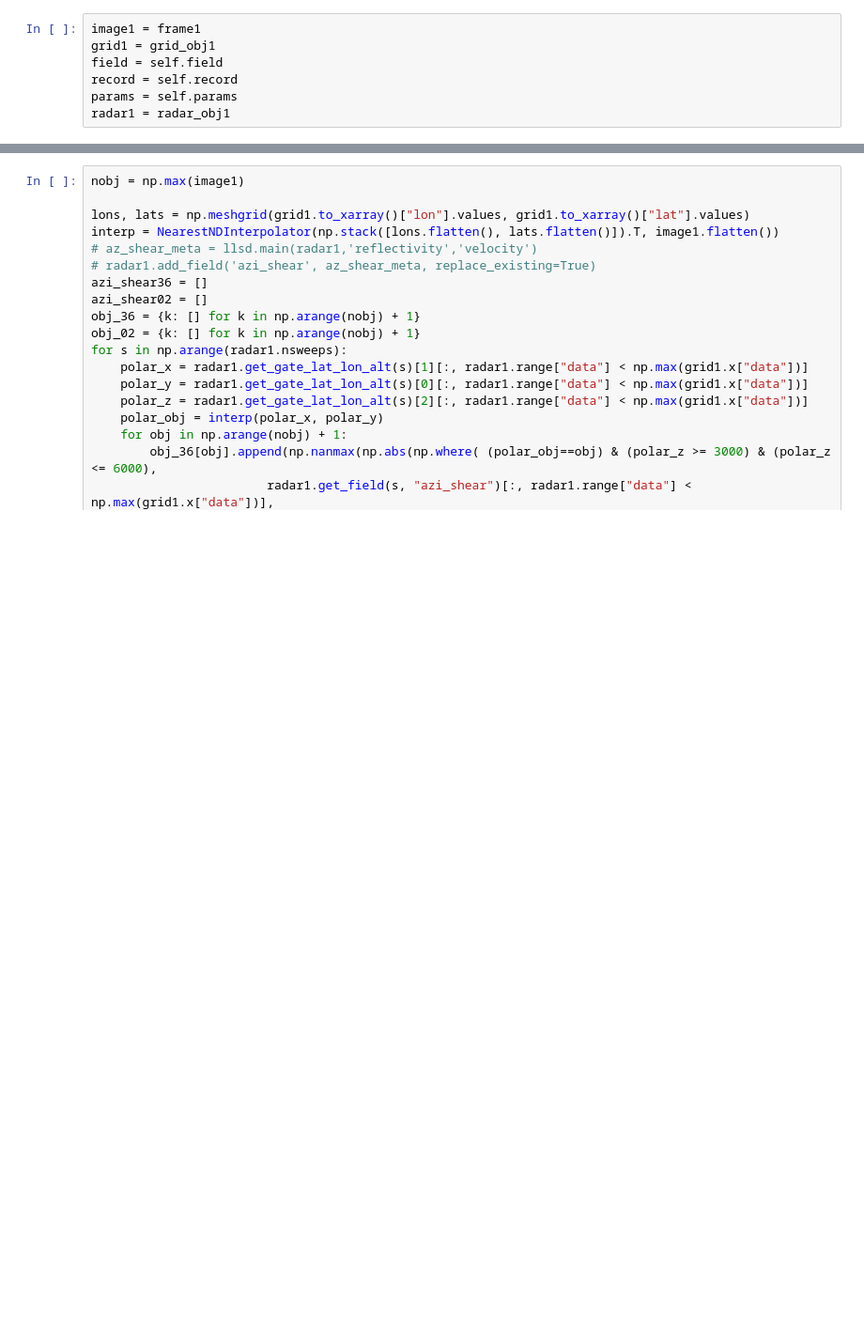
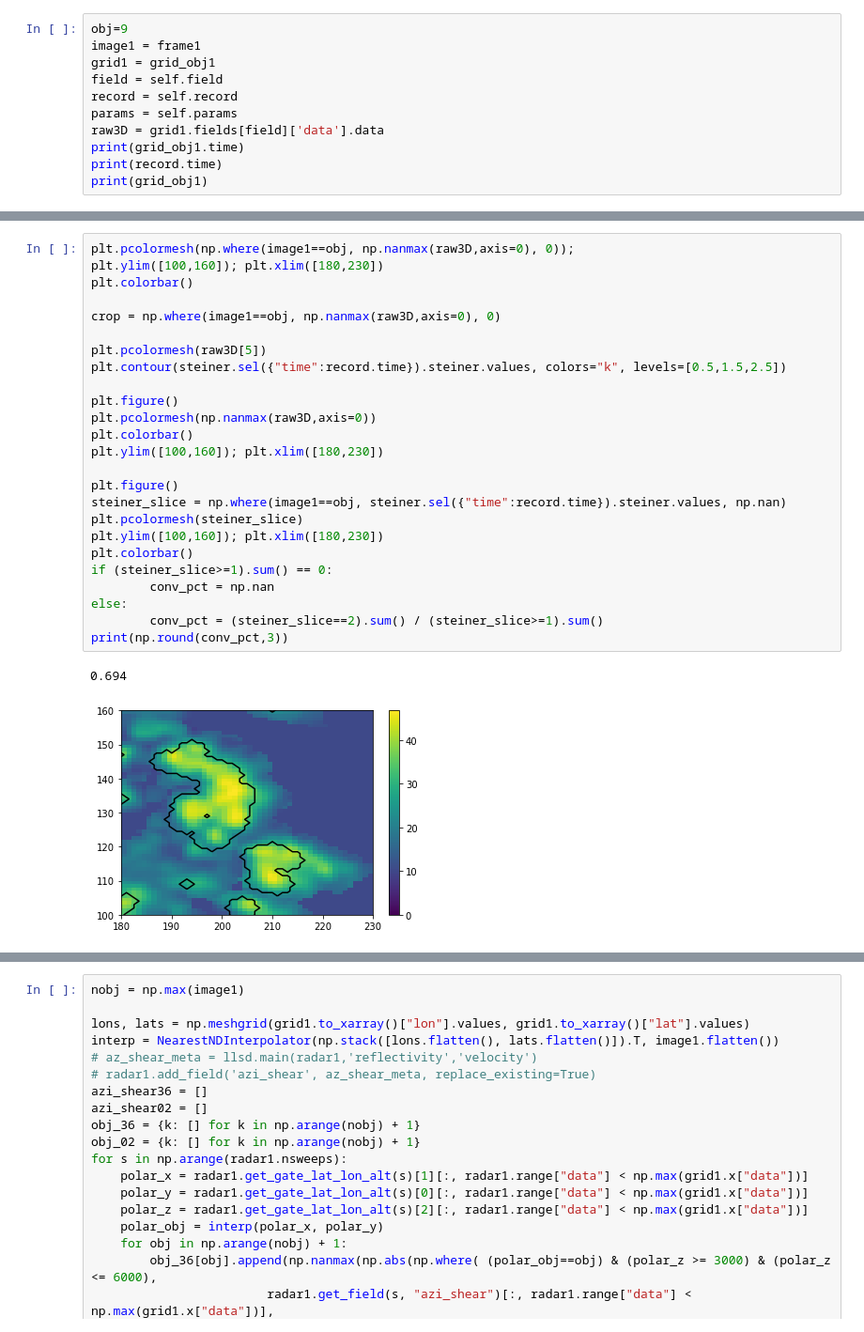
Before and after one commit to andrewbrown31/tint_processing, a Jupyter notebook: tint_example.ipynb, the cells around one changed output, grey strips where cells are left out. Shown at 94% size. Saved outputs shown, nothing was run; the diff lists cells and outputs as text; blank space fills up the shorter version.

```diff
--- a/tint_example.ipynb
+++ b/tint_example.ipynb
@@ -222,7 +211,11 @@ self.tracks
 # %%
+obj=9
 image1 = frame1
 grid1 = grid_obj1
 field = self.field
 record = self.record
 params = self.params
-radar1 = radar_obj1
+raw3D = grid1.fields[field]['data'].data
+print(grid_obj1.time)
+print(record.time)
+print(grid_obj1)
@@ -228,0 +229,28 @@ radar1 = radar_obj1
+# %%
+plt.pcolormesh(np.where(image1==obj, np.nanmax(raw3D,axis=0), 0));
+plt.ylim([100,160]); plt.xlim([180,230])
+plt.colorbar()
+
+crop = np.where(image1==obj, np.nanmax(raw3D,axis=0), 0)
+
+plt.pcolormesh(raw3D[5])
+plt.contour(steiner.sel({"time":record.time}).steiner.values, colors="k", levels=[0.5,1.5,2.5])
+
+plt.figure()
+plt.pcolormesh(np.nanmax(raw3D,axis=0))
+plt.colorbar()
+plt.ylim([100,160]); plt.xlim([180,230])
+
+plt.figure()
+steiner_slice = np.where(image1==obj, steiner.sel({"time":record.time}).steiner.values, np.nan)
+plt.pcolormesh(steiner_slice)
+plt.ylim([100,160]); plt.xlim([180,230])
+plt.colorbar()
+if (steiner_slice>=1).sum() == 0:
+        conv_pct = np.nan
+else:
+        conv_pct = (steiner_slice==2).sum() / (steiner_slice>=1).sum()
+print(np.round(conv_pct,3))
+# %% [output]
+0.694
+[figure, added]
```
Also changed, not shown: parts of 17 cells of this notebook, 8 other files.
